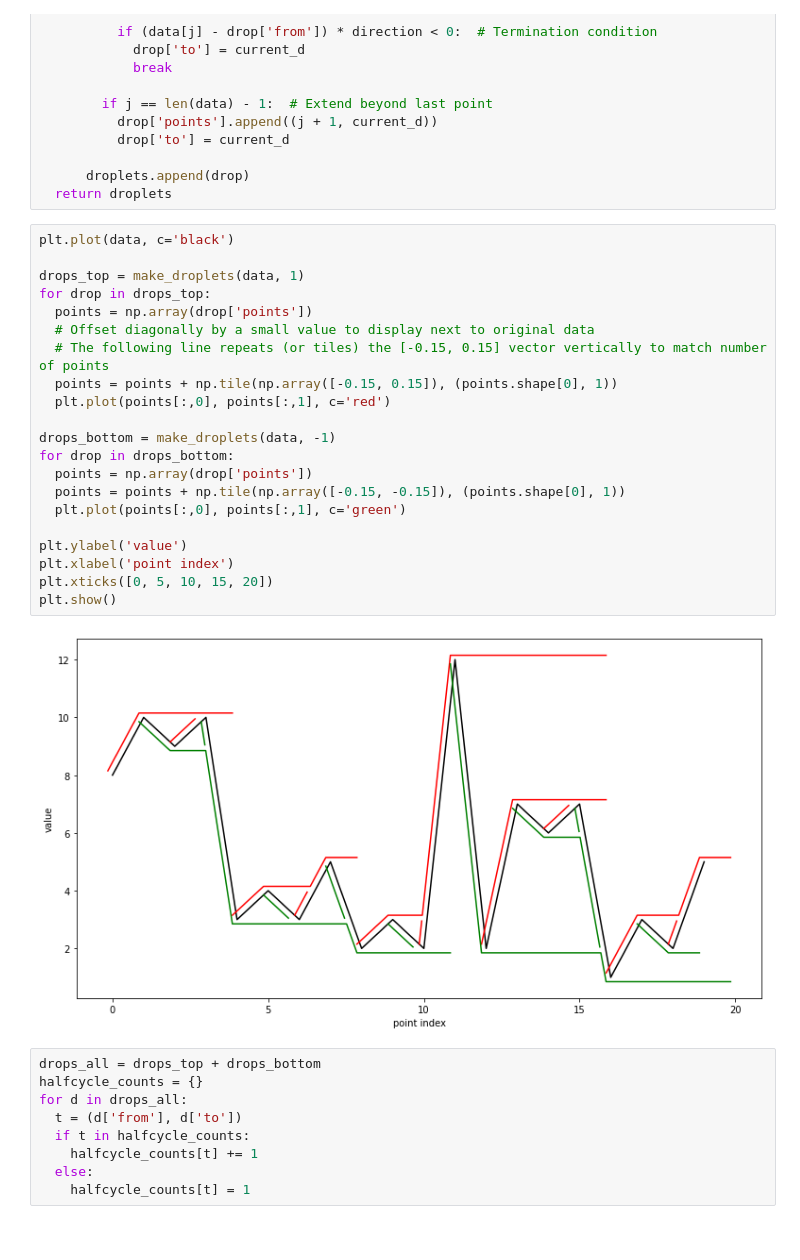
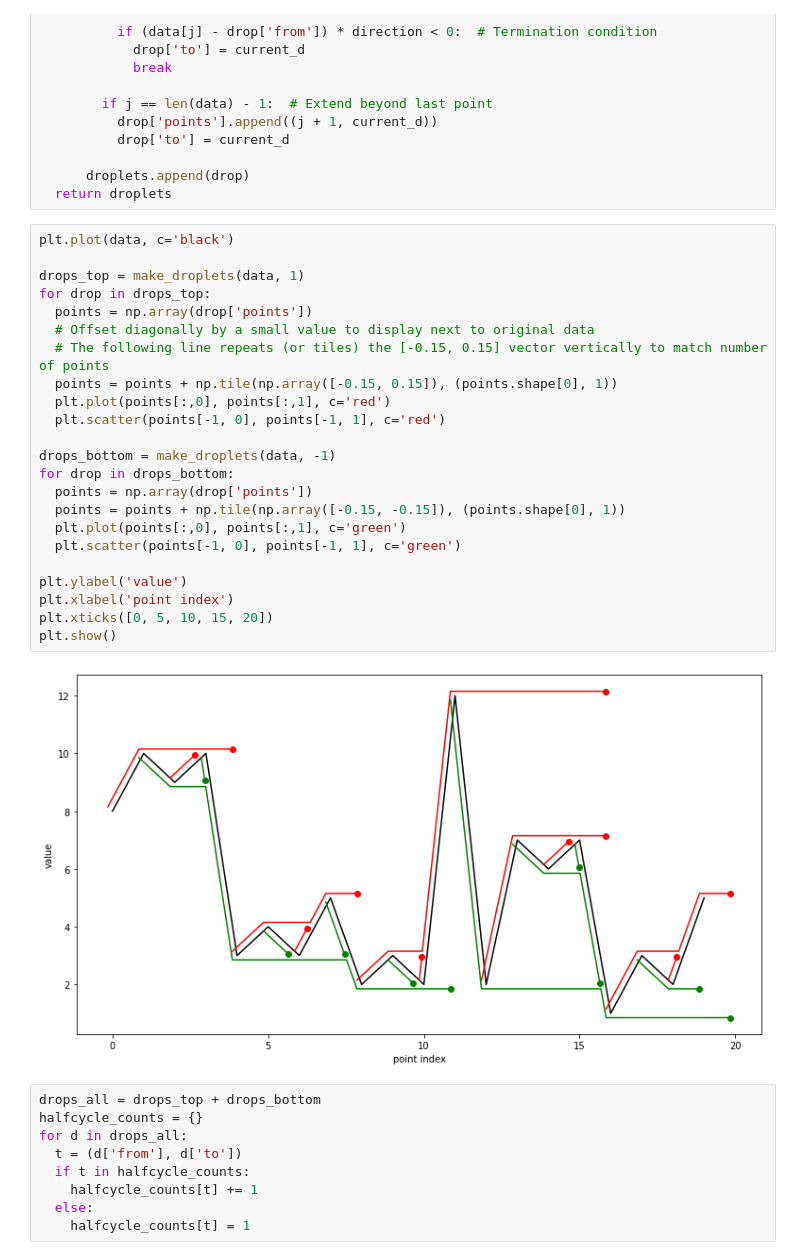
Before and after one commit to Maarrk/zidkl-article, a Jupyter notebook: simple.ipynb, the cells around one changed output. Cells and saved outputs as stored; diff of their text form.

```diff
--- a/simple.ipynb
+++ b/simple.ipynb
@@ -111,26 +111,28 @@ def make_droplets(data: list, direction: int) -> list:
 # %%
 plt.plot(data, c='black')
 
 drops_top = make_droplets(data, 1)
 for drop in drops_top:
   points = np.array(drop['points'])
   # Offset diagonally by a small value to display next to original data
   # The following line repeats (or tiles) the [-0.15, 0.15] vector vertically to match number of points
   points = points + np.tile(np.array([-0.15, 0.15]), (points.shape[0], 1))
   plt.plot(points[:,0], points[:,1], c='red')
+  plt.scatter(points[-1, 0], points[-1, 1], c='red')
 
 drops_bottom = make_droplets(data, -1)
 for drop in drops_bottom:
   points = np.array(drop['points'])
   points = points + np.tile(np.array([-0.15, -0.15]), (points.shape[0], 1))
   plt.plot(points[:,0], points[:,1], c='green')
+  plt.scatter(points[-1, 0], points[-1, 1], c='green')
 
 plt.ylabel('value')
 plt.xlabel('point index')
 plt.xticks([0, 5, 10, 15, 20])
 plt.show()
 # %% [output]
-[figure, old version]
+[figure, new version]
 # %%
 drops_all = drops_top + drops_bottom
 halfcycle_counts = {}
```
Also changed, not shown: 2 other files.
